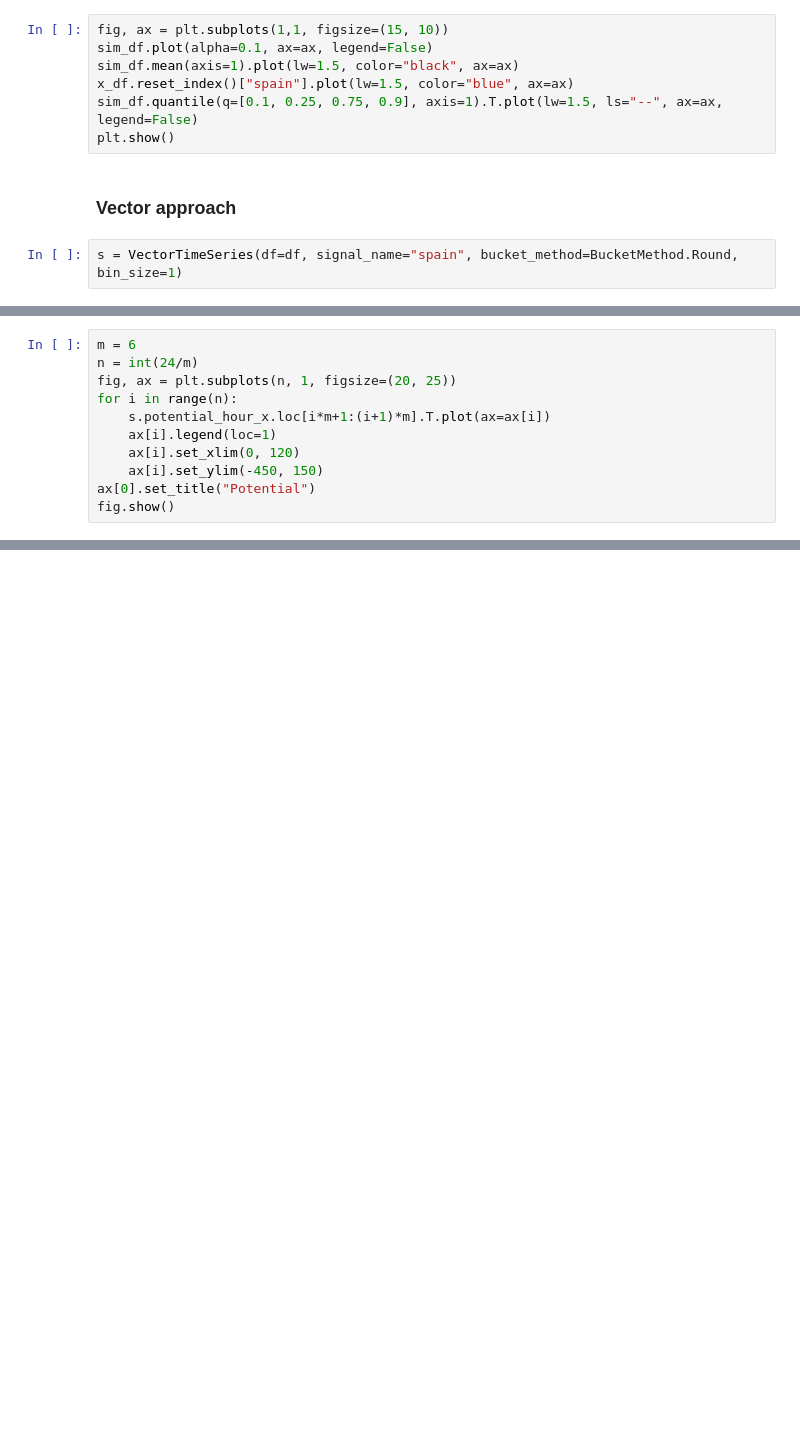
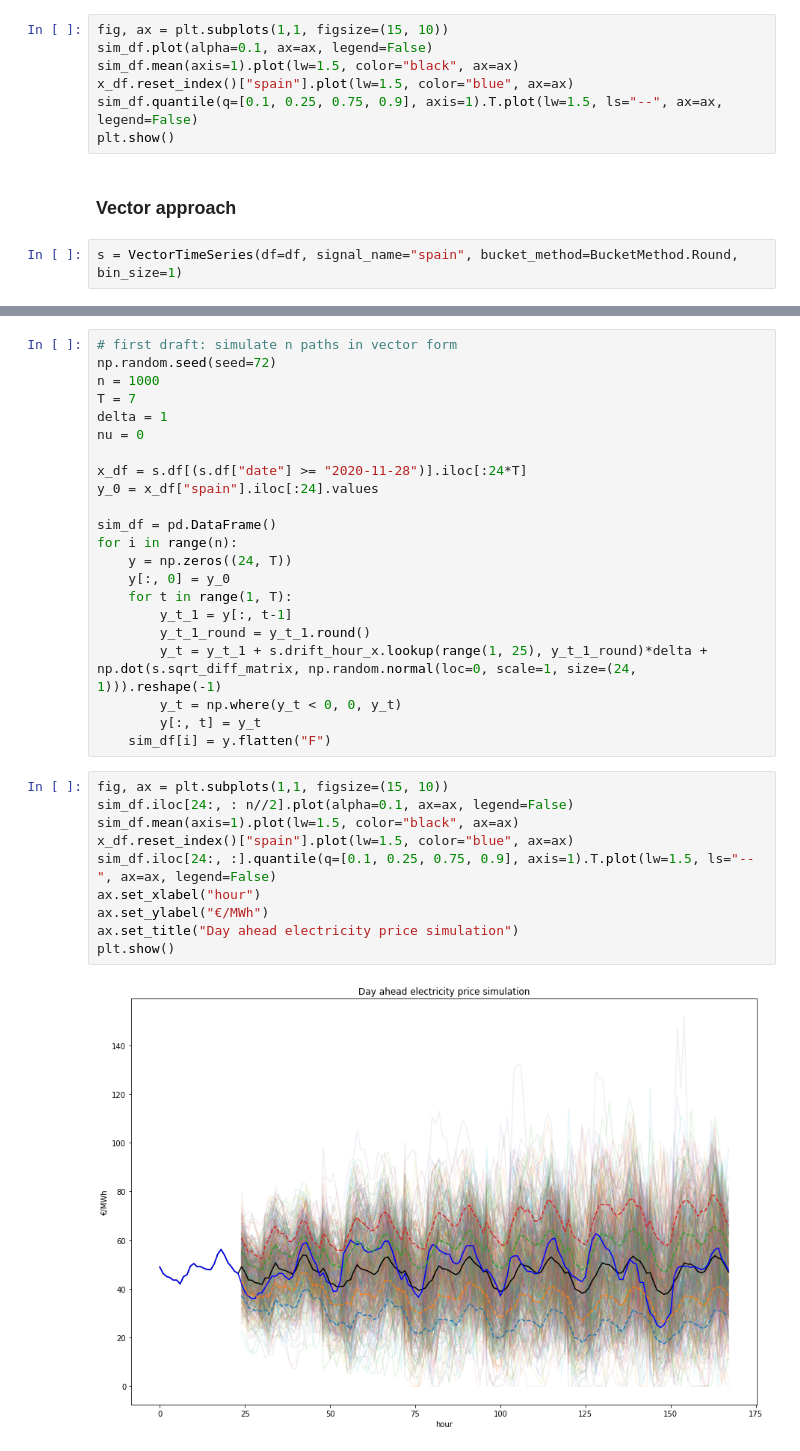
Before and after one commit to NonoMalpi/electricity, a Jupyter notebook: notebooks/Potenciala.ipynb, the cells around one changed output, grey strips where cells are left out. Cells and saved outputs as stored; diff of their text form; blank space fills up the shorter version.

```diff
--- a/notebooks/Potenciala.ipynb
+++ b/notebooks/Potenciala.ipynb
@@ -265,11 +243,0 @@ fig.show()
-# %%
-m = 6
-n = int(24/m)
-fig, ax = plt.subplots(n, 1, figsize=(20, 25))
-for i in range(n):
-    s.potential_hour_x.loc[i*m+1:(i+1)*m].T.plot(ax=ax[i])
-    ax[i].legend(loc=1)
-    ax[i].set_xlim(0, 120)
-    ax[i].set_ylim(-450, 150)
-ax[0].set_title("Potential")
-fig.show()
@@ -287,0 +253,34 @@ fig.show()
+# %%
+# first draft: simulate n paths in vector form
+np.random.seed(seed=72)
+n = 1000
+T = 7
+delta = 1
+nu = 0
+
+x_df = s.df[(s.df["date"] >= "2020-11-28")].iloc[:24*T]
+y_0 = x_df["spain"].iloc[:24].values
+
+sim_df = pd.DataFrame()
+for i in range(n):
+    y = np.zeros((24, T))
+    y[:, 0] = y_0
+    for t in range(1, T):
+        y_t_1 = y[:, t-1]
+        y_t_1_round = y_t_1.round()
+        y_t = y_t_1 + s.drift_hour_x.lookup(range(1, 25), y_t_1_round)*delta + np.dot(s.sqrt_diff_matrix, np.random.normal(loc=0, scale=1, size=(24, 1))).reshape(-1)
+        y_t = np.where(y_t < 0, 0, y_t)
+        y[:, t] = y_t
+    sim_df[i] = y.flatten("F")
+# %%
+fig, ax = plt.subplots(1,1, figsize=(15, 10))
+sim_df.iloc[24:, : n//2].plot(alpha=0.1, ax=ax, legend=False)
+sim_df.mean(axis=1).plot(lw=1.5, color="black", ax=ax)
+x_df.reset_index()["spain"].plot(lw=1.5, color="blue", ax=ax)
+sim_df.iloc[24:, :].quantile(q=[0.1, 0.25, 0.75, 0.9], axis=1).T.plot(lw=1.5, ls="--", ax=ax, legend=False)
+ax.set_xlabel("hour")
+ax.set_ylabel("€/MWh")
+ax.set_title("Day ahead electricity price simulation")
+plt.show()
+# %% [output]
+[figure, added]
```
Also changed, not shown: parts of 20 cells of this notebook, 3 other files.
